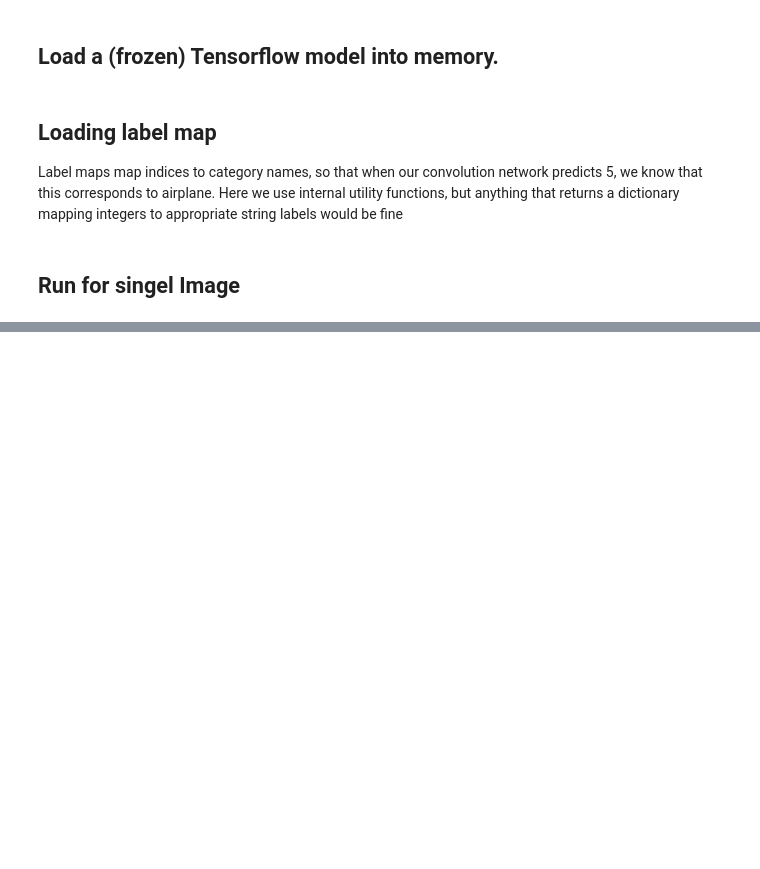
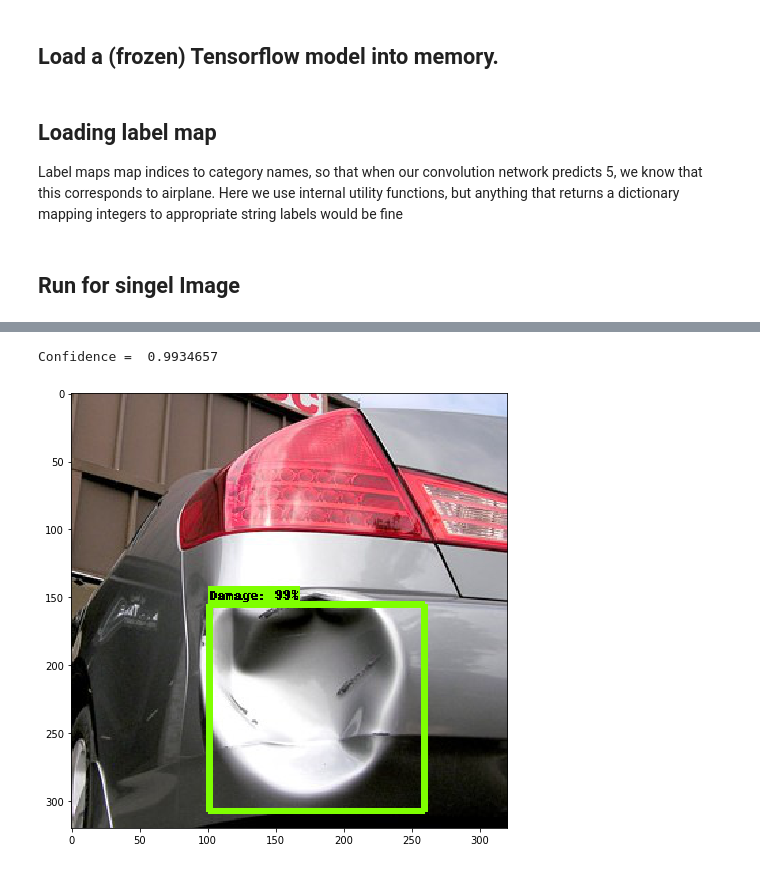
Before and after one commit to Paritosh535/Tensorflow_Damage_Car_Identification, a Jupyter notebook: Damage_Detection.ipynb, the cells around one changed output, grey strips where cells are left out. Cells and saved outputs as stored; diff of their text form; code cells hidden in the pictures; blank space fills up the shorter version.

```diff
--- a/Damage_Detection.ipynb
+++ b/Damage_Detection.ipynb
@@ -154,0 +176,7 @@ Damage Percentage =  0.99751186
+# %%
+# After Damage
+IMGAGE_PATH = "/home/paritoshyadav/Desktop/2.jpg"
+Process(IMGAGE_PATH)
+# %% [output]
+Confidence =  0.9934657
+[figure, added]
```
Also changed, not shown: parts of 6 cells of this notebook.
